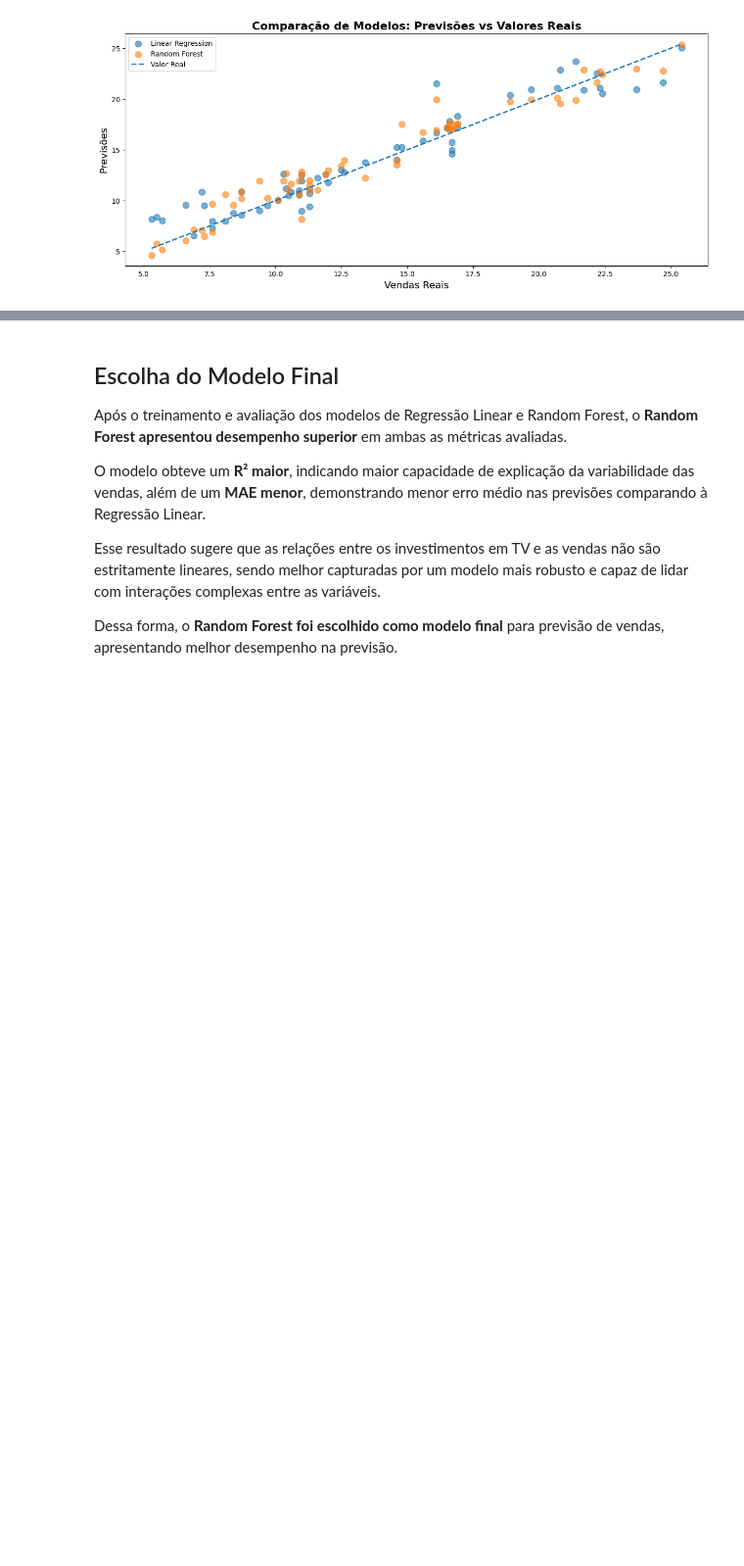
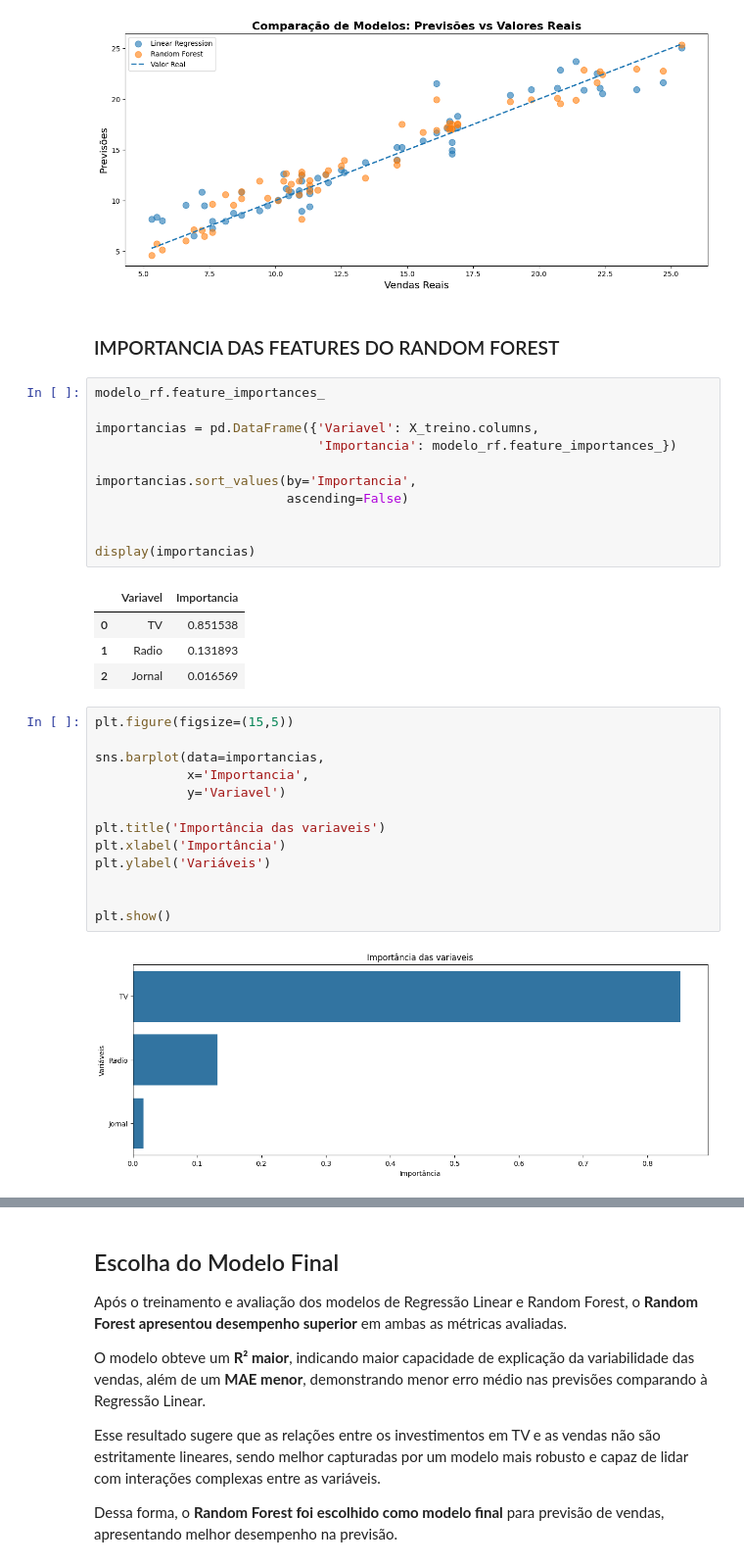
Before and after one commit to FelipeGhensevPeres/Sales-Prediction-ML, a Jupyter notebook: notebooks/main.ipynb, the cells around one changed output, grey strips where cells are left out. Shown at 98% size. Drawn from its saved outputs; the diff is of its cells as text; blank space fills up the shorter version.

Commit message:
feat: adicionando analise de importancia das features para o modelo

```diff
--- a/notebooks/main.ipynb
+++ b/notebooks/main.ipynb
@@ -179,3 +174,36 @@ plot_comparacao(y_real=y_teste,
                 label_modelo2='Random Forest')
 # %% [output]
 [figure]
+# %% [markdown]
+### IMPORTANCIA DAS FEATURES DO RANDOM FOREST
+# %%
+modelo_rf.feature_importances_
+
+importancias = pd.DataFrame({'Variavel': X_treino.columns,
+                             'Importancia': modelo_rf.feature_importances_})
+
+importancias.sort_values(by='Importancia',
+                         ascending=False)
+
+
+display(importancias)
+# %% [output]
+|  | Variavel | Importancia |
+| 0 | TV | 0.851538 |
+| 1 | Radio | 0.131893 |
+| 2 | Jornal | 0.016569 |
+# %%
+plt.figure(figsize=(15,5))
+
+sns.barplot(data=importancias,
+            x='Importancia',
+            y='Variavel')
+
+plt.title('Importância das variaveis')
+plt.xlabel('Importância')
+plt.ylabel('Variáveis')
+
+
+plt.show()
+# %% [output]
+[figure, added]
```
Also changed, not shown: parts of 4 cells of this notebook.
